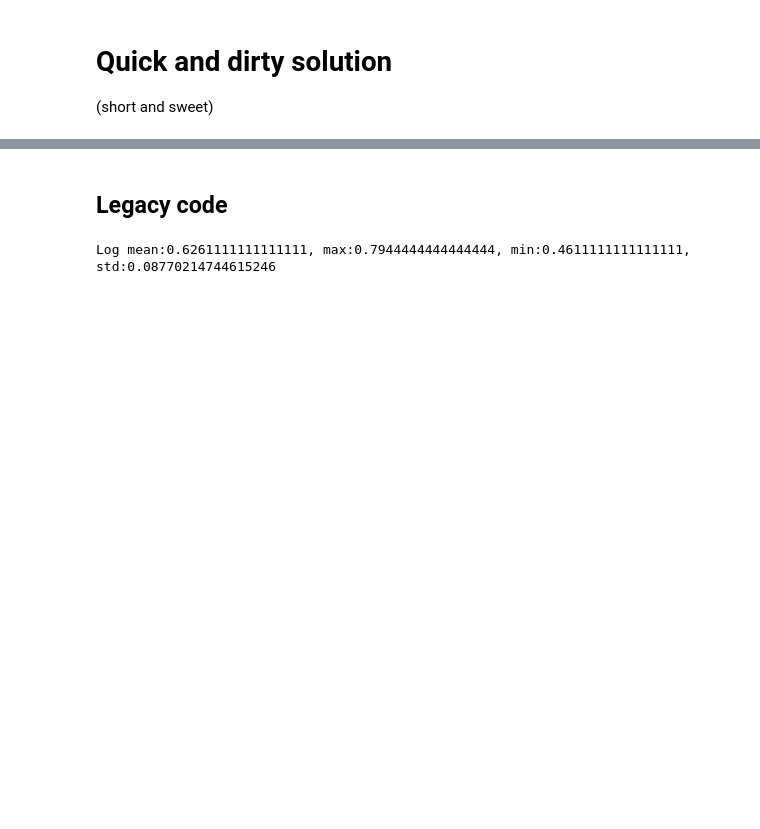
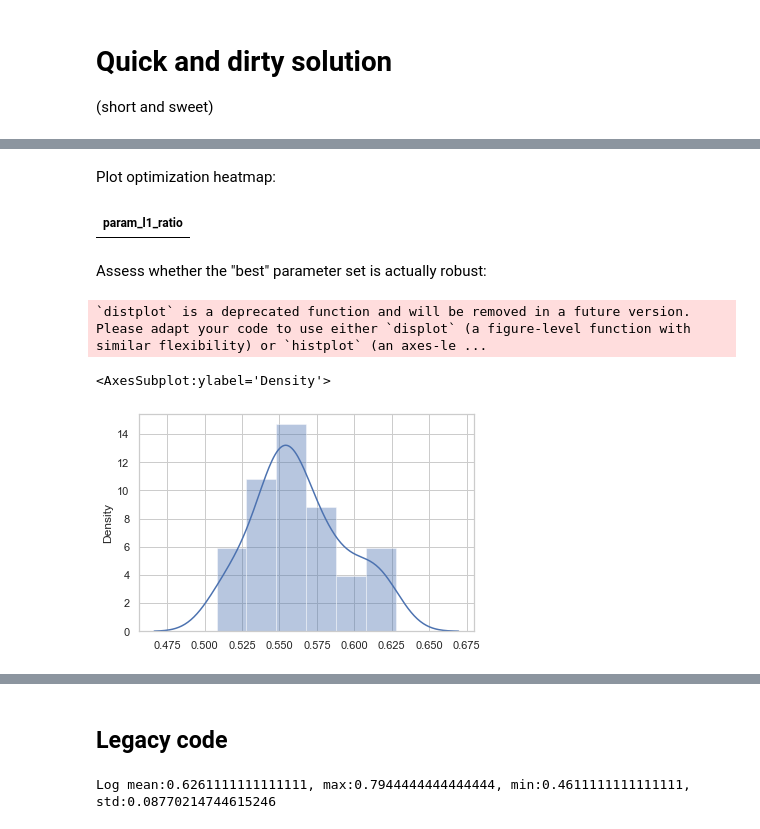
Before and after one commit to stan-tikhonov/Aging_classifier, a Jupyter notebook: LogisticRegression.ipynb, the cells around one changed output, grey strips where cells are left out. Saved outputs shown, nothing was run; the diff lists cells and outputs as text; code cells hidden in the pictures; blank space fills up the shorter version.

```diff
--- a/LogisticRegression.ipynb
+++ b/LogisticRegression.ipynb
@@ -62,0 +60,5 @@ paramgrid = {
+# %%
+classifier = pipeline.Pipeline(steps=[
+    ("scaling", preprocessing.StandardScaler()),
+    ("classifier", clf)
+])
@@ -63,6 +69,13 @@ paramgrid = {
+# %%
+paramgrid = {
+    "classifier__loss" : ["squared_hinge", "hinge", "log", "modified_huber"],
+    "classifier__alpha" : np.logspace(-6, 0, 5),
+    "classifier__l1_ratio" : np.linspace(0.0001, 1, 5)
+}
 # %%
-cv_strategy = model_selection.StratifiedKFold(n_splits = 10, shuffle = True, random_state = 1)
-scorer = metrics.make_scorer(metrics.roc_auc_score)
+#cv_strategy = model_selection.StratifiedKFold(n_splits = 10, shuffle = True, random_state = 1)
+cv_strategy = model_selection.StratifiedShuffleSplit(n_splits=10, test_size=0.2, random_state=0)
+scorer = metrics.make_scorer(metrics.roc_auc_score, needs_threshold = True)
 # %%
 grid_cv = model_selection.GridSearchCV(classifier, paramgrid, scoring = scorer, cv = cv_strategy)
 # %%
@@ -105,0 +139,2 @@ pd.DataFrame(grid_cv.cv_results_)
+# %% [markdown]
+Plot optimization heatmap:
@@ -105,0 +162,22 @@ pd.DataFrame(grid_cv.cv_results_)
+# %%
+z.head()
+# %% [output]
+| param_l1_ratio |
+# %% [markdown]
+Assess whether the "best" parameter set is actually robust:
+# %%
+bestparams = grid_cv.best_params_
+scorer = metrics.make_scorer(metrics.roc_auc_score)
+classifier = SGDClassifier(random_state = 0, penalty="elasticnet", **bestparams)
+scores = []
+
+for i in range(0, 51):
+    cv_strategy = model_selection.StratifiedShuffleSplit(n_splits = 10, test_size=0.2, random_state = i)
+    scoring = model_selection.cross_val_score(classifier, X_train, y_train, scoring = scorer, cv = cv_strategy)
+    scores.append(scoring.mean())
+# %%
+sns.distplot(scores)
+# %% [output]
+`distplot` is a deprecated function and will be removed in a future version. Please adapt your code to use either `displot` (a figure-level function with similar flexibility) or `histplot` (an axes-le ...
+<AxesSubplot:ylabel='Density'>
+[figure, added]
```
Also changed, not shown: parts of 31 cells of this notebook.
